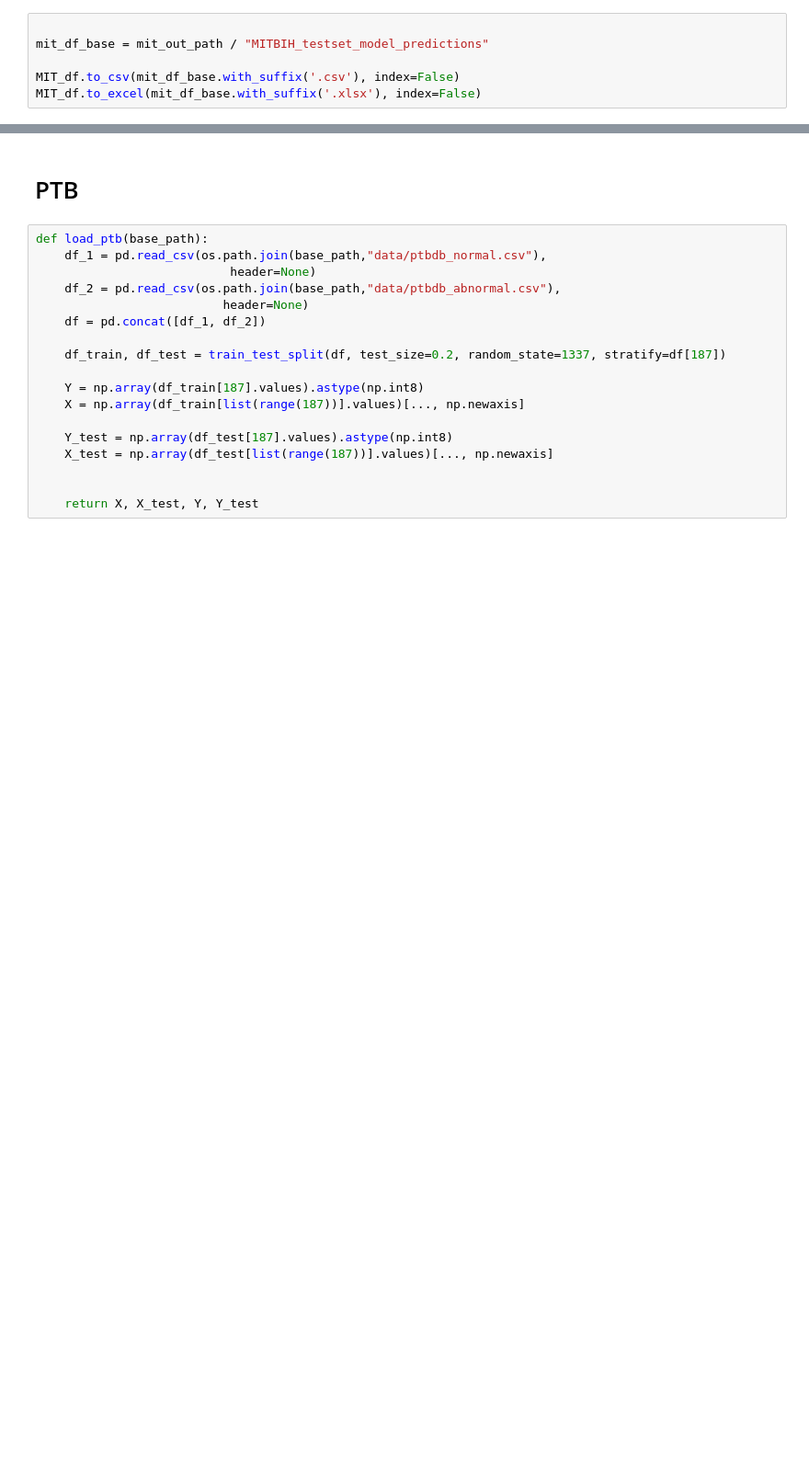
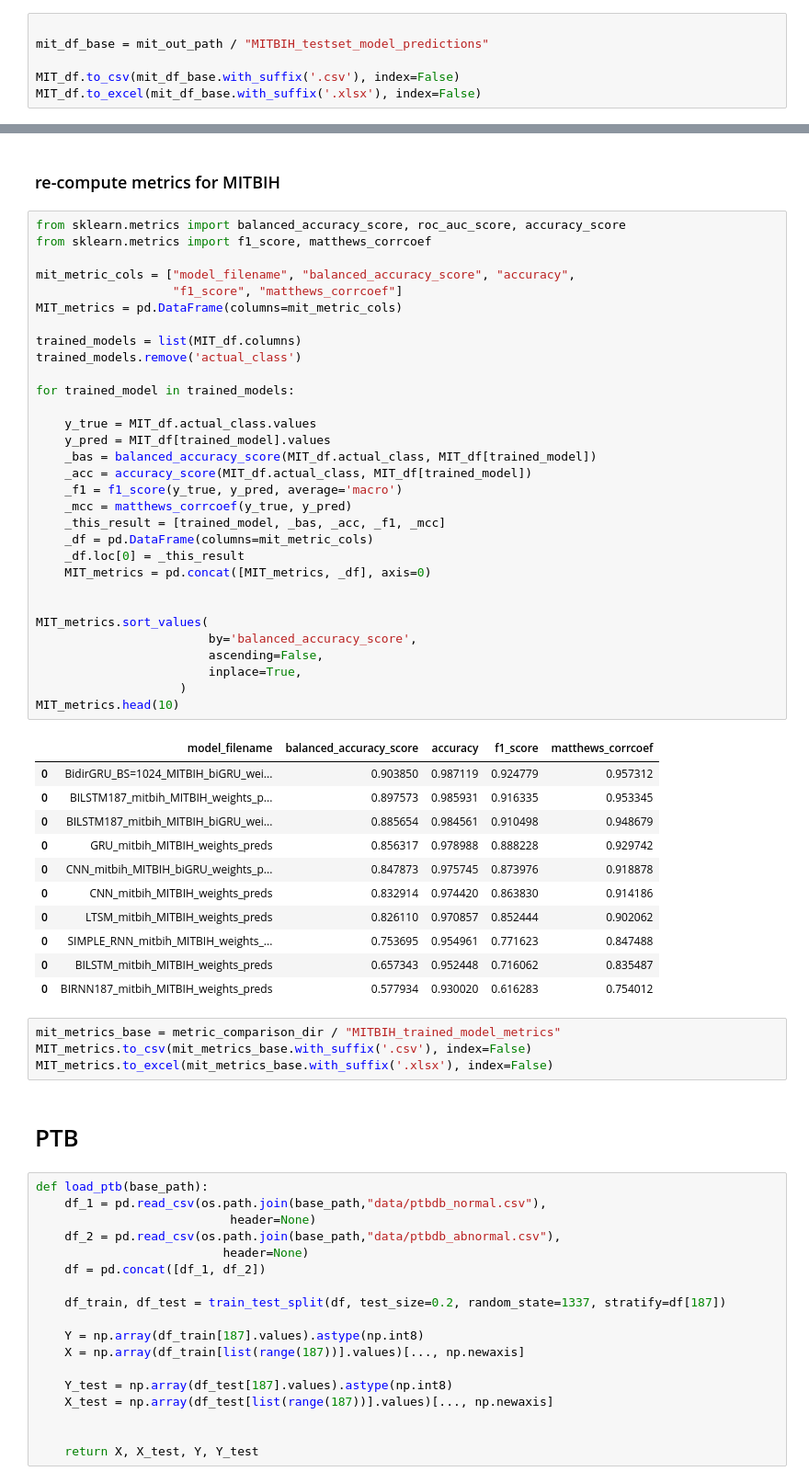
Before and after one commit to pszemraj/ml4hc-s22-project01, a Jupyter notebook: notebooks/colab/ensemble/Compile_Trained_Results.ipynb, the cells around one changed output, grey strips where cells are left out. Shown: that part at 92% size. Cells and saved outputs as stored; diff of their text form; blank space fills up the shorter version.

```diff
--- a/notebooks/colab/ensemble/Compile_Trained_Results.ipynb
+++ b/notebooks/colab/ensemble/Compile_Trained_Results.ipynb
@@ -216,6 +229,55 @@ MIT_df.head()
 | 2 | 0 | 0 | 0 | 0 | 0 | ... |
 | 3 | 0 | 0 | 0 | 0 | 0 | ... |
 | 4 | 0 | 2 | 0 | 0 | 0 | ... |
+# %% [markdown]
+### re-compute metrics for MITBIH
+# %%
+from sklearn.metrics import balanced_accuracy_score, roc_auc_score, accuracy_score
+from sklearn.metrics import f1_score, matthews_corrcoef
+
+mit_metric_cols = ["model_filename", "balanced_accuracy_score", "accuracy",
+                   "f1_score", "matthews_corrcoef"]
+MIT_metrics = pd.DataFrame(columns=mit_metric_cols)
+
+trained_models = list(MIT_df.columns)
+trained_models.remove('actual_class')
+
+for trained_model in trained_models:
+
+    y_true = MIT_df.actual_class.values
+    y_pred = MIT_df[trained_model].values
+    _bas = balanced_accuracy_score(MIT_df.actual_class, MIT_df[trained_model])
+    _acc = accuracy_score(MIT_df.actual_class, MIT_df[trained_model])
+    _f1 = f1_score(y_true, y_pred, average='macro')
+    _mcc = matthews_corrcoef(y_true, y_pred)
+    _this_result = [trained_model, _bas, _acc, _f1, _mcc]
+    _df = pd.DataFrame(columns=mit_metric_cols)
+    _df.loc[0] = _this_result
+    MIT_metrics = pd.concat([MIT_metrics, _df], axis=0)
+
+
+MIT_metrics.sort_values(
+                        by='balanced_accuracy_score',
+                        ascending=False,
+                        inplace=True,
+                    )
+MIT_metrics.head(10)
+# %% [output]
+|  | model_filename | balanced_accuracy_score | accuracy | f1_score | matthews_corrcoef |
+| 0 | BidirGRU_BS=1024_MITBIH_biGRU_wei... | 0.903850 | 0.987119 | 0.924779 | 0.957312 |
+| 0 | BILSTM187_mitbih_MITBIH_weights_p... | 0.897573 | 0.985931 | 0.916335 | 0.953345 |
+| 0 | BILSTM187_mitbih_MITBIH_biGRU_wei... | 0.885654 | 0.984561 | 0.910498 | 0.948679 |
+| 0 | GRU_mitbih_MITBIH_weights_preds | 0.856317 | 0.978988 | 0.888228 | 0.929742 |
+| 0 | CNN_mitbih_MITBIH_biGRU_weights_p... | 0.847873 | 0.975745 | 0.873976 | 0.918878 |
+| 0 | CNN_mitbih_MITBIH_weights_preds | 0.832914 | 0.974420 | 0.863830 | 0.914186 |
+| 0 | LTSM_mitbih_MITBIH_weights_preds | 0.826110 | 0.970857 | 0.852444 | 0.902062 |
+| 0 | SIMPLE_RNN_mitbih_MITBIH_weights_... | 0.753695 | 0.954961 | 0.771623 | 0.847488 |
+| 0 | BILSTM_mitbih_MITBIH_weights_preds | 0.657343 | 0.952448 | 0.716062 | 0.835487 |
+| 0 | BIRNN187_mitbih_MITBIH_weights_preds | 0.577934 | 0.930020 | 0.616283 | 0.754012 |
+# %%
+mit_metrics_base = metric_comparison_dir / "MITBIH_trained_model_metrics"
+MIT_metrics.to_csv(mit_metrics_base.with_suffix('.csv'), index=False)
+MIT_metrics.to_excel(mit_metrics_base.with_suffix('.xlsx'), index=False)
 # %% [markdown]
 # PTB
 # %%
```
Also changed, not shown: parts of 41 cells of this notebook, 8 other files.
